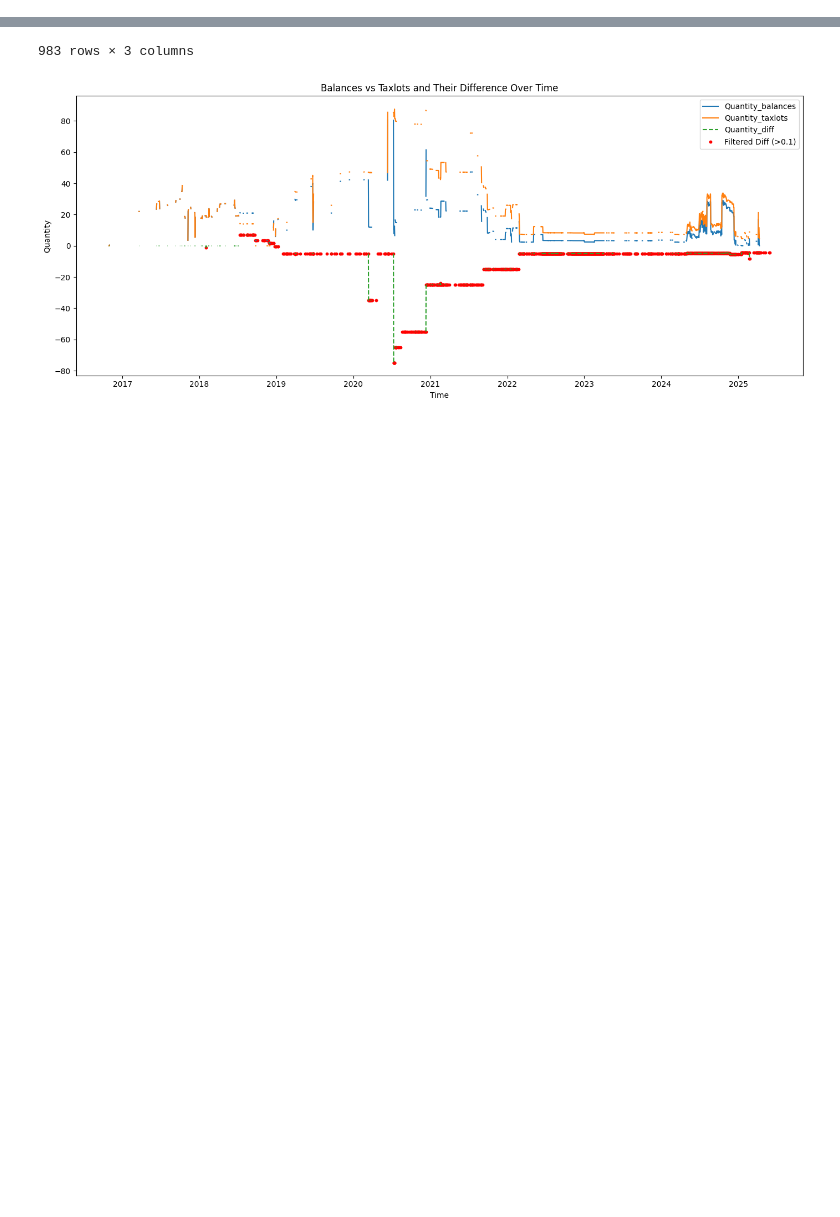
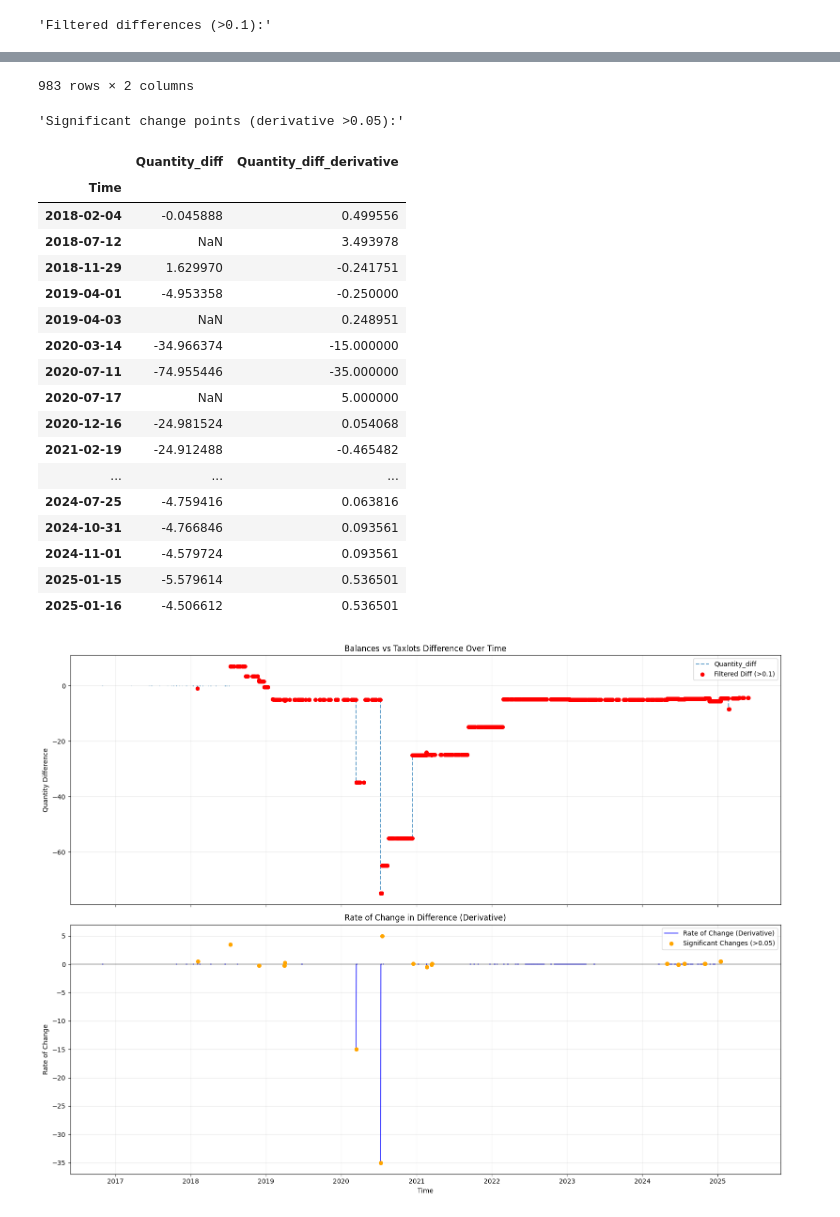
Before and after one commit to frostiq/tx-organizer, a Jupyter notebook: TxOrganizer/scripts/analysis.ipynb, the cells around one changed output, grey strips where cells are left out. Cells and saved outputs as stored; diff of their text form; code cells hidden in the pictures; blank space fills up the shorter version.

```diff
--- a/TxOrganizer/scripts/analysis.ipynb
+++ b/TxOrganizer/scripts/analysis.ipynb
@@ -21,6 +20,7 @@ Note: you may need to restart the kernel to use updated packages.
 # %%
 import pandas as pd
 import matplotlib.pyplot as plt
+import numpy as np
 
 # Read the CSV files
 balances_df = pd.read_csv('../total_quantity_history_balances.csv')
@@ -38,16 +38,43 @@ merged_df = pd.merge(balances_df_monthly, taxlots_df_monthly, on='Time', suffixe
 # Add a new column for the difference between the 'Quantity' columns
 merged_df['Quantity_diff'] = merged_df['Quantity_balances'] - merged_df['Quantity_taxlots']
 
-filtered_df = merged_df[merged_df['Quantity_diff'].abs() > 0.1]  # Filter rows where the difference is greater than 1.0
-display(filtered_df)
+# Calculate the derivative (rate of change) of the difference
+merged_df['Quantity_diff_derivative'] = np.gradient(merged_df['Quantity_diff'])
 
-plt.figure(figsize=(14, 6))
-plt.plot(merged_df.index, merged_df['Quantity_diff'], label='Quantity_diff', linestyle='--')
-plt.scatter(filtered_df.index, filtered_df['Quantity_diff'], color='red', label='Filtered Diff (>0.1)', s=10)
-plt.xlabel('Time')
-plt.ylabel('Quantity')
-plt.title('Balances vs Taxlots and Their Difference Over Time')
-plt.legend()
+# Filter for significant differences and significant changes
+filtered_df = merged_df[merged_df['Quantity_diff'].abs() > 0.1]
+change_points_df = merged_df[merged_df['Quantity_diff_derivative'].abs() > 0.05]  # Significant rate of change
+
+display("Filtered differences (>0.1):")
+display(filtered_df[['Quantity_diff', 'Quantity_diff_derivative']])
+
+display("Significant change points (derivative >0.05):")
+display(change_points_df[['Quantity_diff', 'Quantity_diff_derivative']])
+
+# Create subplots for better visualization
+fig, (ax1, ax2) = plt.subplots(2, 1, figsize=(16, 12), sharex=True)
+
+# Top plot: Original difference with filtered points
+ax1.plot(merged_df.index, merged_df['Quantity_diff'], label='Quantity_diff', linestyle='--', alpha=0.7)
+ax1.scatter(filtered_df.index, filtered_df['Quantity_diff'], color='red', label='Filtered Diff (>0.1)', s=30, zorder=5)
+ax1.set_ylabel('Quantity Difference')
+ax1.set_title('Balances vs Taxlots Difference Over Time')
+ax1.legend()
+ax1.grid(True, which='major', linestyle='-', alpha=0.3)
+ax1.grid(True, which='minor', linestyle=':', alpha=0.2)
+
+# Bottom plot: Derivative with change points
+ax2.plot(merged_df.index, merged_df['Quantity_diff_derivative'], label='Rate of Change (Derivative)', color='blue', alpha=0.7)
+ax2.scatter(change_points_df.index, change_points_df['Quantity_diff_derivative'], color='orange', label='Significant Changes (>0.05)', s=30, zorder=5)
+ax2.axhline(y=0, color='black', linestyle='-', alpha=0.3)  # Zero line for reference
+ax2.set_xlabel('Time')
+ax2.set_ylabel('Rate of Change')
+ax2.set_title('Rate of Change in Difference (Derivative)')
+ax2.legend()
+ax2.grid(True, which='major', linestyle='-', alpha=0.3)
+ax2.grid(True, which='minor', linestyle=':', alpha=0.2)
+
 plt.tight_layout()
 plt.show()
 # %% [output]
+'Filtered differences (>0.1):'
@@ -67,2 +94,21 @@ plt.show()
-983 rows × 3 columns
+983 rows × 2 columns
+'Significant change points (derivative >0.05):'
+|  | Quantity_diff | Quantity_diff_derivative |
+| Time |  |  |
+| 2018-02-04 | -0.045888 | 0.499556 |
+| 2018-07-12 | NaN | 3.493978 |
+| 2018-11-29 | 1.629970 | -0.241751 |
+| 2019-04-01 | -4.953358 | -0.250000 |
+| 2019-04-03 | NaN | 0.248951 |
+| 2020-03-14 | -34.966374 | -15.000000 |
+| 2020-07-11 | -74.955446 | -35.000000 |
+| 2020-07-17 | NaN | 5.000000 |
+| 2020-12-16 | -24.981524 | 0.054068 |
+| 2021-02-19 | -24.912488 | -0.465482 |
+| ... | ... | ... |
+| 2024-07-25 | -4.759416 | 0.063816 |
+| 2024-10-31 | -4.766846 | 0.093561 |
+| 2024-11-01 | -4.579724 | 0.093561 |
+| 2025-01-15 | -5.579614 | 0.536501 |
+| 2025-01-16 | -4.506612 | 0.536501 |
-[figure, old version]
+[figure, new version]
```
Also changed, not shown: parts of 2 cells of this notebook.
